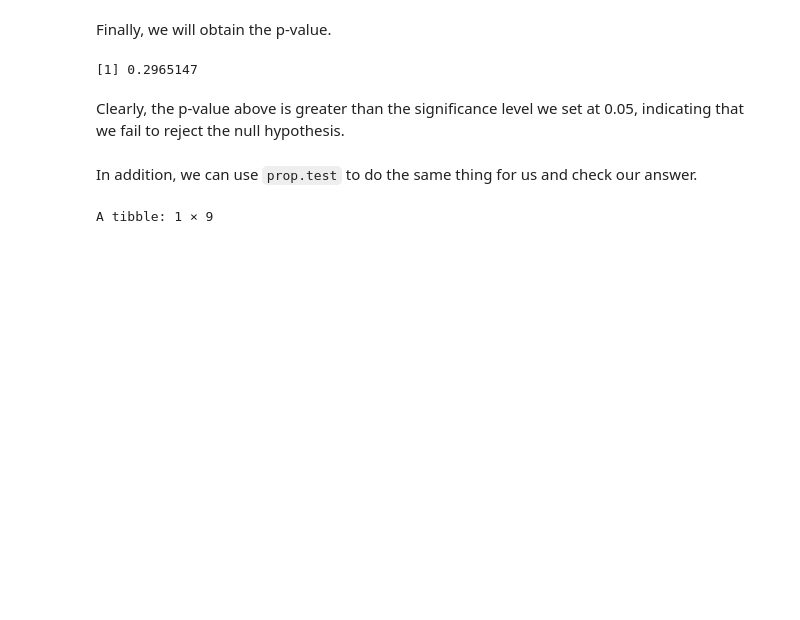
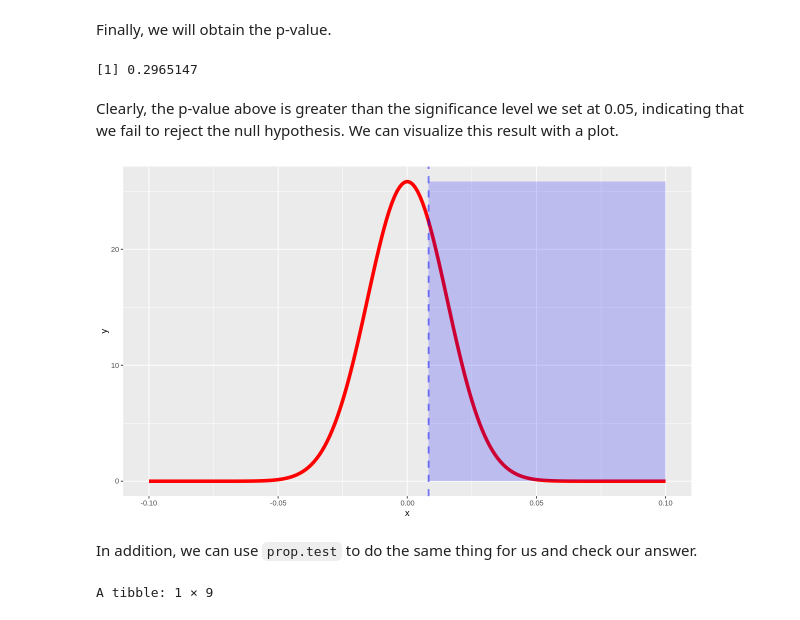
Before and after one commit to fankayii/STAT201_34, a Jupyter notebook: Final Project.ipynb, the cells around one changed output. Saved outputs shown, nothing was run; the diff lists cells and outputs as text; code cells hidden in the pictures; blank space fills up the shorter version.

```diff
--- a/Final Project.ipynb
+++ b/Final Project.ipynb
@@ -271,6 +278,18 @@ p_value_asymptotics
 [1] 0.2965147
 # %% [markdown]
 Clearly, the p-value above is greater than the significance level we set at 0.05, indicating that we fail to reject the null hypothesis.
+We can visualize this result with a plot.
+# %%
+normal_data |>
+    ggplot(aes(x, y)) +
+    geom_line(color = 'red', lwd=2) +
+    geom_ribbon(aes(xmin = obs_prop_diff_asymptotics,
+                    xmax = max(x)),
+                    alpha = 0.2,
+                    fill = 'blue') +
+    geom_vline(xintercept = obs_prop_diff_asymptotics, lwd=1, alpha = 0.5, color='blue', linetype='dashed')
+# %% [output]
+[figure, added]
 # %% [markdown]
 In addition, we can use `prop.test` to do the same thing for us and check our answer.
 # %%
```
Also changed, not shown: parts of 33 cells of this notebook.
